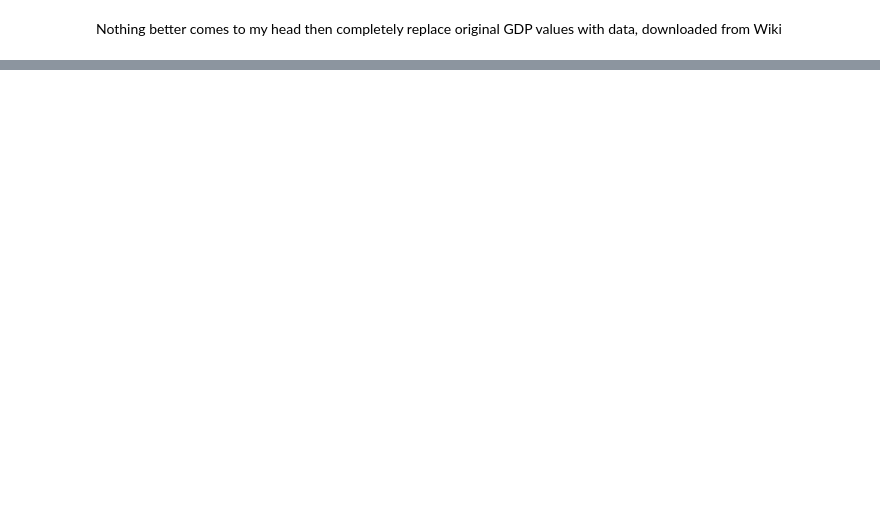
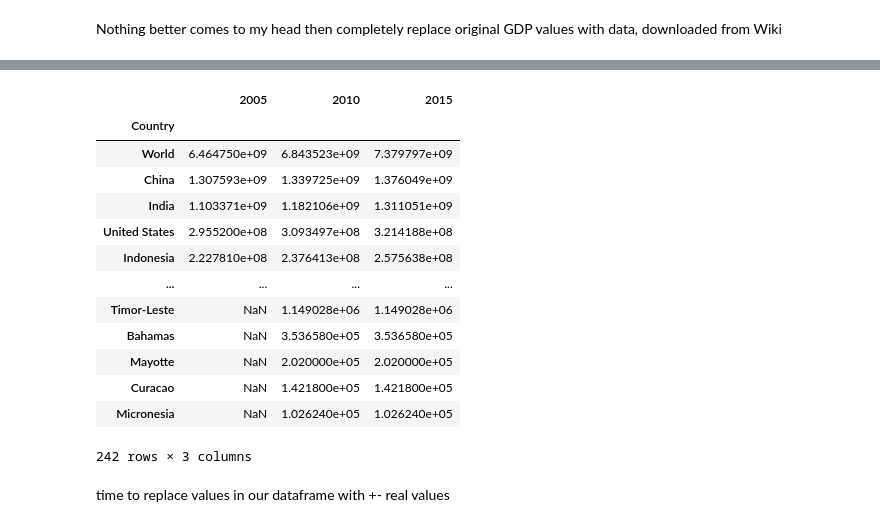
Before and after one commit to baturevychvitalii/data_science, a Jupyter notebook: 04/homework_04_B201.ipynb, the cells around one changed output, grey strips where cells are left out. Saved outputs shown, nothing was run; the diff lists cells and outputs as text; code cells hidden in the pictures; blank space fills up the shorter version.

Commit message:
add reasonable population from wiki

```diff
--- a/04/homework_04_B201.ipynb
+++ b/04/homework_04_B201.ipynb
@@ -132,0 +260,40 @@ Nothing better comes to my head then completely replace original GDP values with
+# %%
+pop_2010 = pd.read_html('https://en.wikipedia.org/wiki/List_of_countries_by_population_in_2010')[1]
+pop_2010.rename(columns={'Country / territory':'Country', 'Population2010(OECD estimate)': '2010'}, inplace=True)
+pop_2010.Country = pop_2010['Country'].str.replace('\[[0-9]*\]','',regex=True)
+pop_2010.Country = pop_2010['Country'].str.replace(' \(.*\).*$','',regex=True)
+pop_2010 = pop_2010.iloc[:-1,[1,2]]
+# %%
+pop_2015 = pd.read_html('https://en.wikipedia.org/wiki/List_of_countries_by_population_in_2015')[1]
+pop_2015.rename(columns={'Country / territory':'Country', 'Population2015(UN estimate)': '2015'}, inplace=True)
+pop_2015.Country = pop_2015['Country'].str.replace('\[[0-9]*\]','',regex=True)
+pop_2015.Country = pop_2015['Country'].str.replace(' \(.*\).*$','',regex=True)
+pop_2015 = pop_2015.iloc[:-1,[1,2]]
+# %%
+true_population = pd.DataFrame(data = pop_2005.Country)
+true_population = true_population.join(pop_2005.set_index('Country'), on = 'Country', how='outer')
+true_population = true_population.join(pop_2010.set_index('Country'), on = 'Country', how='outer')
+true_population = true_population.join(pop_2015.set_index('Country'), on = 'Country', how='outer').set_index('Country')
+# %%
+true_population['2005'] = pd.to_numeric(true_population['2005'])
+true_population['2010'] = pd.to_numeric(true_population['2010'])
+true_population['2015'] = pd.to_numeric(true_population['2015'])
+# %%
+true_population
+# %% [output]
+|  | 2005 | 2010 | 2015 |
+| Country |  |  |  |
+| World | 6.464750e+09 | 6.843523e+09 | 7.379797e+09 |
+| China | 1.307593e+09 | 1.339725e+09 | 1.376049e+09 |
+| India | 1.103371e+09 | 1.182106e+09 | 1.311051e+09 |
+| United States | 2.955200e+08 | 3.093497e+08 | 3.214188e+08 |
+| Indonesia | 2.227810e+08 | 2.376413e+08 | 2.575638e+08 |
+| ... | ... | ... | ... |
+| Timor-Leste | NaN | 1.149028e+06 | 1.149028e+06 |
+| Bahamas | NaN | 3.536580e+05 | 3.536580e+05 |
+| Mayotte | NaN | 2.020000e+05 | 2.020000e+05 |
+| Curacao | NaN | 1.421800e+05 | 1.421800e+05 |
+| Micronesia | NaN | 1.026240e+05 | 1.026240e+05 |
+242 rows × 3 columns
+# %% [markdown]
+time to replace values in our dataframe with +- real values
```
Also changed, not shown: parts of 22 cells of this notebook.
